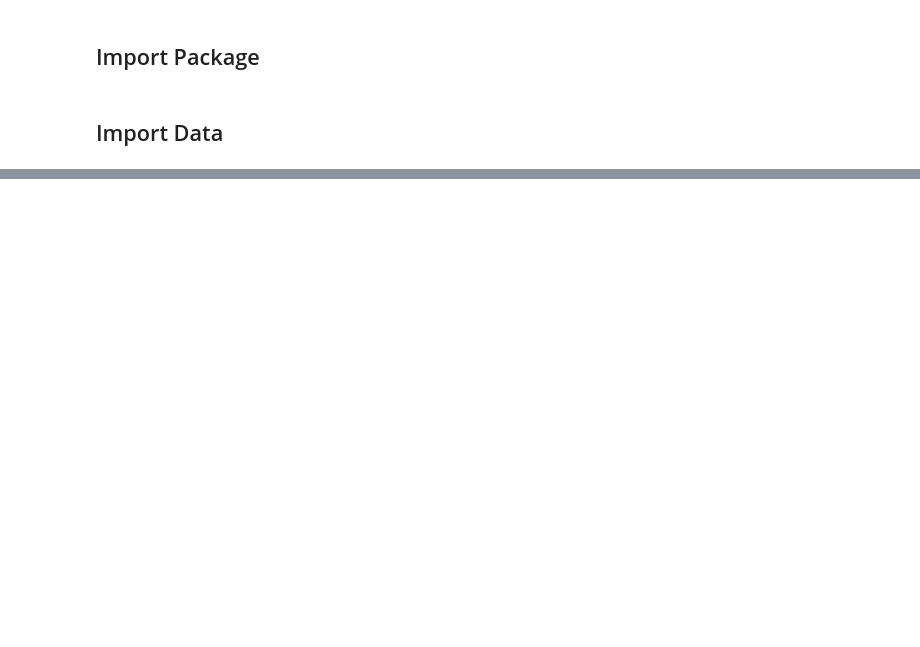
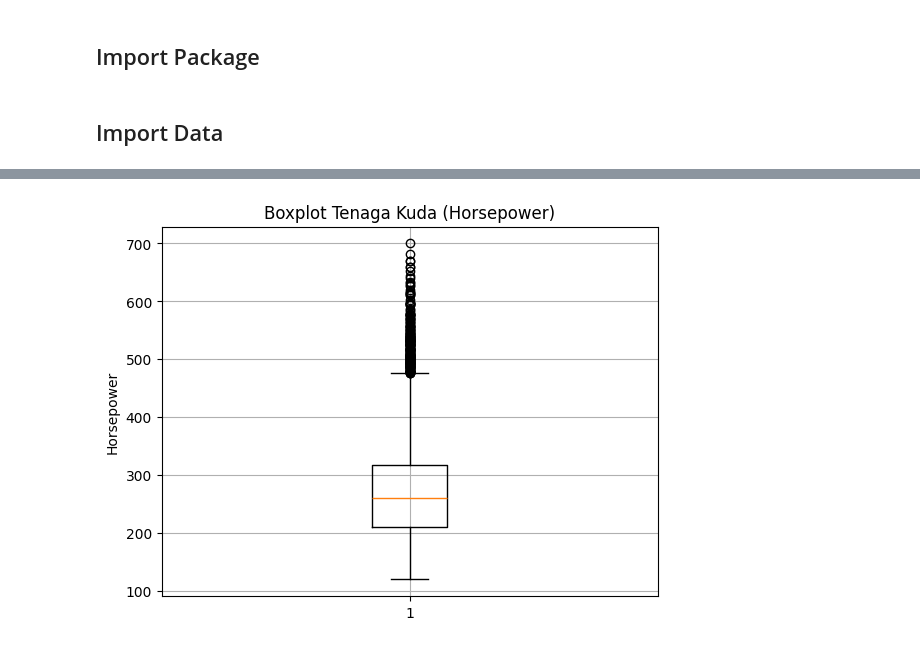
Before and after one commit to RekoNF/EDV_Tugas-and-Quiz, a Jupyter notebook: Quiz/Quiz 3.1.ipynb, the cells around one changed output, grey strips where cells are left out. Saved outputs shown, nothing was run; the diff lists cells and outputs as text; code cells hidden in the pictures; blank space fills up the shorter version.

```diff
--- a/Quiz/Quiz 3.1.ipynb
+++ b/Quiz/Quiz 3.1.ipynb
@@ -74,0 +170,9 @@ Standard Deviation: 26.314644862771384
+# %%
+# Boxplot Horsepower
+plt.boxplot(horsepower)
+plt.title('Boxplot Tenaga Kuda (Horsepower)')
+plt.ylabel('Horsepower')
+plt.grid()
+plt.show()
+# %% [output]
+[figure, added]
```
Also changed, not shown: parts of 43 cells of this notebook.
